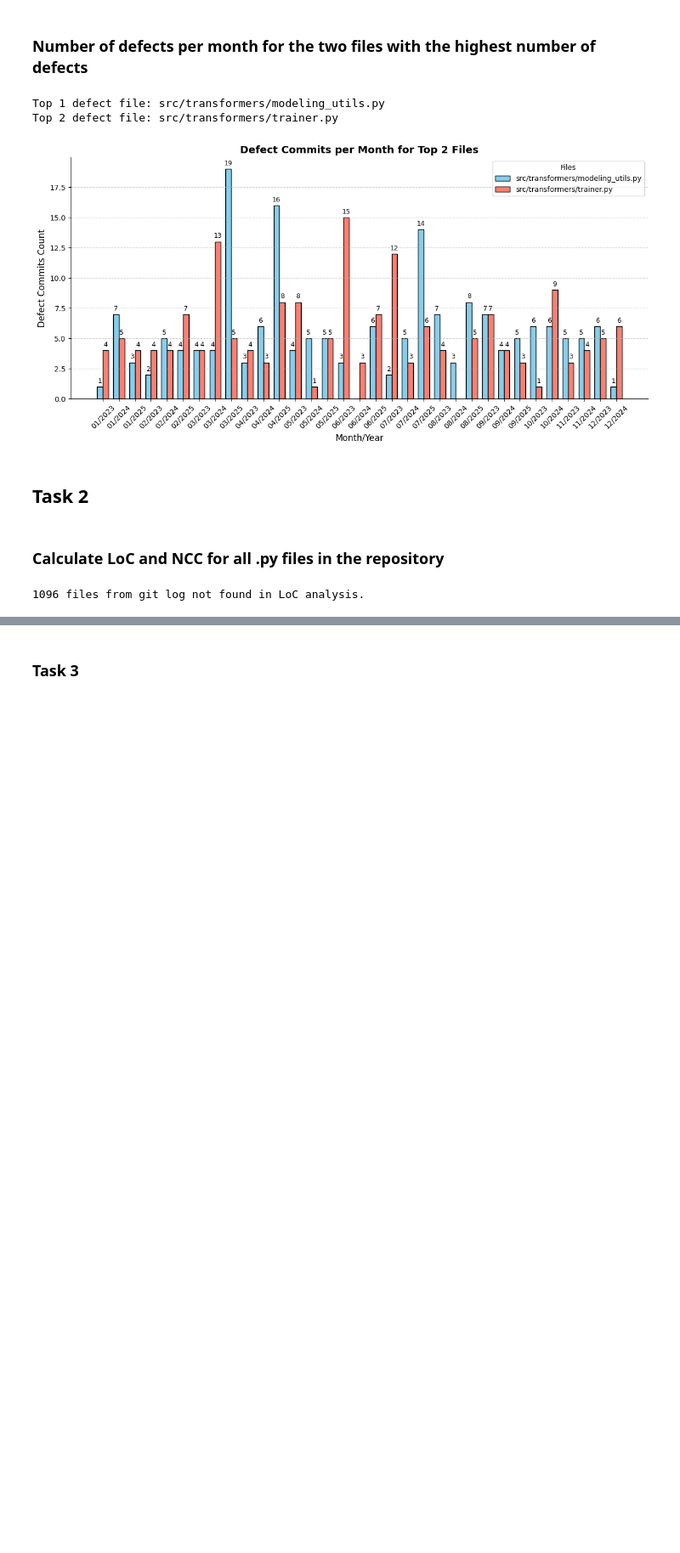
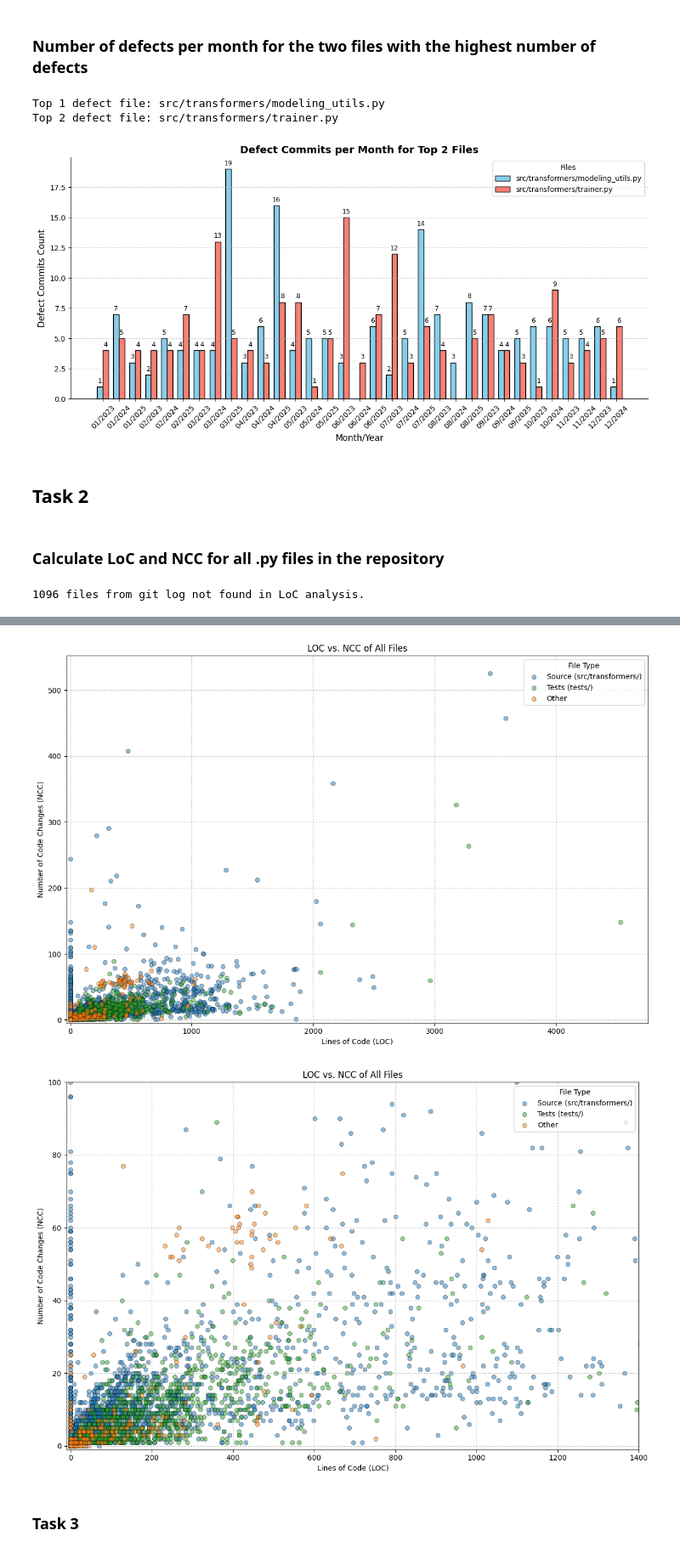
Before and after one commit to Cindylliu/FSS_Assignment_1, a Jupyter notebook: assignment.ipynb, the cells around one changed output, grey strips where cells are left out. Shown at 85% size. Cells and saved outputs as stored; diff of their text form; code cells hidden in the pictures; blank space fills up the shorter version.

```diff
--- a/assignment.ipynb
+++ b/assignment.ipynb
@@ -612,2 +527,81 @@ Plotting 25 files (Top 25 by Complexity Score: NCC*10 + LOC)
+# %%
+def plot_loc_vs_ncc_scatterplot2(stats_dict, top_files_set, subset=False):
+
+    # Prepare data for plotting and labeling
+    plot_data = []
+    for filename, details in stats_dict.items():
+        loc = details.get("loc", 0)
+        ncc = details.get("ncc", 0)
+        parsed_filename = filename
+        # Classify file type and assign color
+        if filename.startswith("src/transformers/"):
+            file_type = "Source (src/transformers/)"
+            color = "blue"
+            parsed_filename = filename.split("/", 2)[2]
+        elif filename.startswith("tests/"):
+            file_type = "Tests (tests/)"
+            color = "green"
+            parsed_filename = filename.split("/", 1)[1]
+        else:
+            file_type = "Other"
+            color = "orange"
+
+        plot_data.append(
+            {
+                "filename": parsed_filename,
+                "loc": loc,
+                "ncc": ncc,
+                "file_type": file_type,
+                "color": color,
+            }
+        )
+
+    fig, ax = plt.subplots(figsize=(12, 8))
+
+    # Plot each file type separately to create distinct legend entries
+    for file_type, color in [
+        ("Source (src/transformers/)", "tab:blue"),
+        ("Tests (tests/)", "tab:green"),
+        ("Other", "tab:orange"),
+    ]:
+        # Filter data for the current file type
+        type_data = [d for d in plot_data if d["file_type"] == file_type]
+        type_loc = [d["loc"] for d in type_data]
+        type_ncc = [d["ncc"] for d in type_data]
+
+        ax.scatter(
+            type_loc,
+            type_ncc,
+            color=color,
+            edgecolors="black",
+            alpha=0.5,
+            linewidths=0.5,
+            label=file_type,
+        )  # Label for legend
+
+    ax.set_title("LOC vs. NCC of All Files")
+    ax.set_xlabel("Lines of Code (LOC)")
+    ax.set_ylabel("Number of Code Changes (NCC)")
+
+    if subset:
+        ax.set_xlim(-10, 1400)
+        ax.set_ylim(-1, 100)
+    else:
+        ax.set_xlim(-30),
+        ax.set_ylim(-5)
+
+    ax.legend(title="File Type", loc="upper right")
+    ax.grid(True, linestyle="--", alpha=0.6)
+
+    plt.tight_layout()
+    plt.show()
+
+
+top_files = top_loc_files.union(top_ncc_files)
+plot_loc_vs_ncc_scatterplot2(file_stats, top_files)
+plot_loc_vs_ncc_scatterplot2(file_stats, top_files, True)
+# %% [output]
+[figure, added]
+[figure, added]
 # %% [markdown]
 ### Task 3
```
Also changed, not shown: parts of 7 cells of this notebook, 1 other file.
